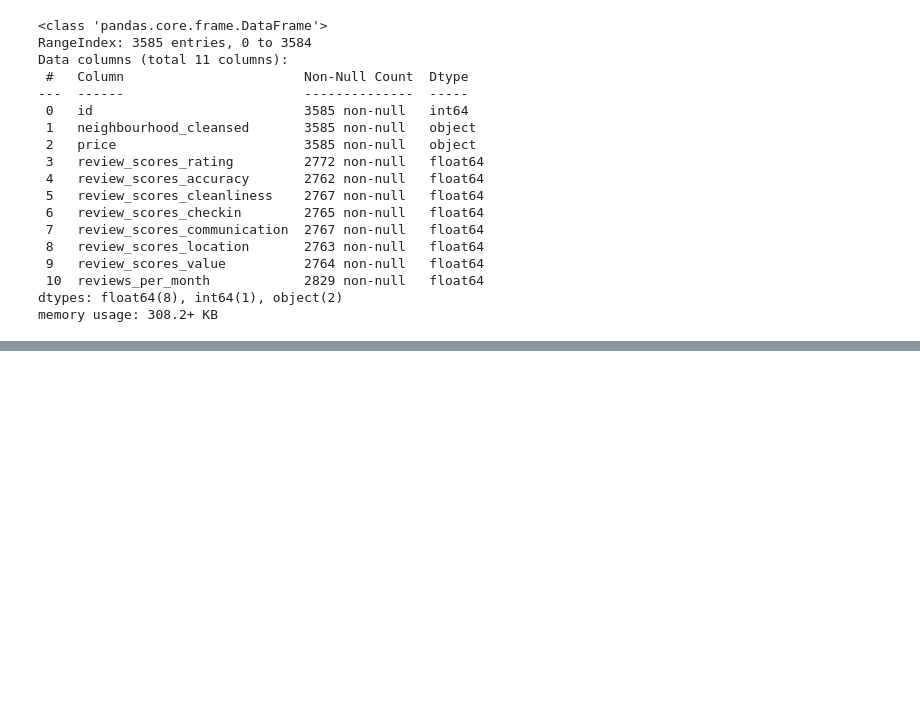
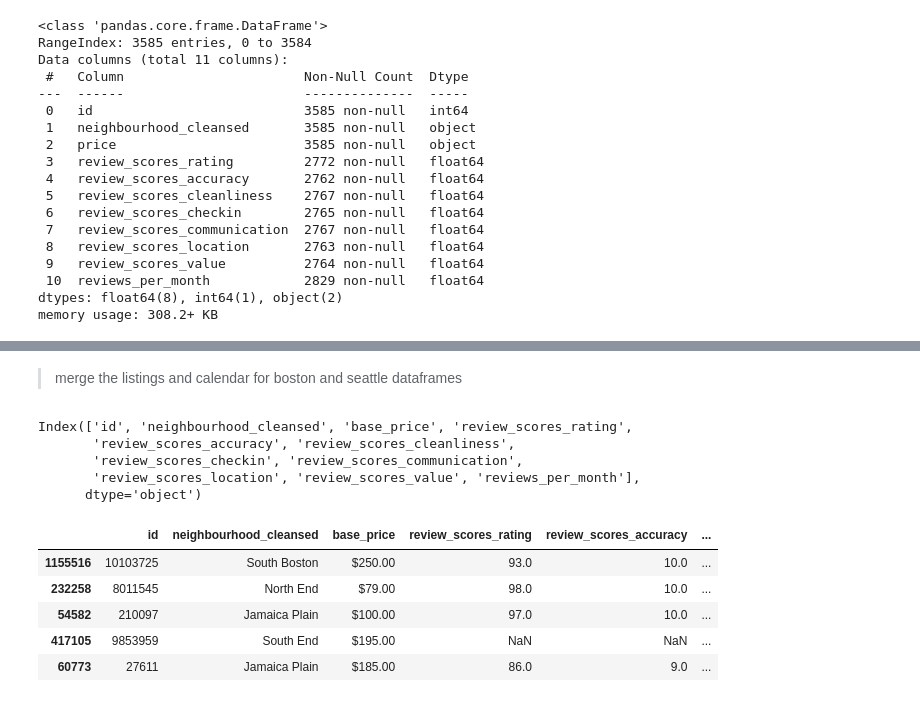
Before and after one commit to GinnCheng/Proj-Kaggle-Airbnb, a Jupyter notebook: main_script.ipynb, the cells around one changed output, grey strips where cells are left out. Drawn from its saved outputs; the diff is of its cells as text; code cells hidden in the pictures; blank space fills up the shorter version.

```diff
--- a/main_script.ipynb
+++ b/main_script.ipynb
@@ -149,3 +146,0 @@ memory usage: 308.2+ KB
-# %%
-ls_bs.price = ls_bs.price.str.extract(r'(\d+\.\d+)').astype(float)
-ls_sa.price = ls_sa.price.str.extract(r'(\d+\.\d+)').astype(float)
@@ -154,3 +146,0 @@ ls_sa.price = ls_sa.price.str.extract(r'(\d+\.\d+)').astype(float)
-# %%
-cd_bs.date = pd.to_datetime(cd_bs.date)
-cd_sa.date = pd.to_datetime(cd_sa.date)
@@ -164,0 +147,11 @@ cd_sa.date = pd.to_datetime(cd_sa.date)
+# %% [markdown]
+> merge the listings and calendar for boston and seattle dataframes
+# %%
+# rename the price columns to avoid name clash
+ls_bs.rename(columns={'price':'base_price'},inplace=True)
+# %% [output]
+Index(['id', 'neighbourhood_cleansed', 'base_price', 'review_scores_rating',
+       'review_scores_accuracy', 'review_scores_cleanliness',
+       'review_scores_checkin', 'review_scores_communication',
+       'review_scores_location', 'review_scores_value', 'reviews_per_month'],
+      dtype='object')
@@ -164,0 +160,9 @@ cd_sa.date = pd.to_datetime(cd_sa.date)
+# %%
+df_bs = ls_bs.merge(cd_bs, how='inner', left_on='id', right_on='listing_id')
+# %% [output]
+|  | id | neighbourhood_cleansed | base_price | review_scores_rating | review_scores_accuracy | ... |
+| 1155516 | 10103725 | South Boston | $250.00 | 93.0 | 10.0 | ... |
+| 232258 | 8011545 | North End | $79.00 | 98.0 | 10.0 | ... |
+| 54582 | 210097 | Jamaica Plain | $100.00 | 97.0 | 10.0 | ... |
+| 417105 | 9853959 | South End | $195.00 | NaN | NaN | ... |
+| 60773 | 27611 | Jamaica Plain | $185.00 | 86.0 | 9.0 | ... |
```
Also changed, not shown: parts of 17 cells of this notebook.
